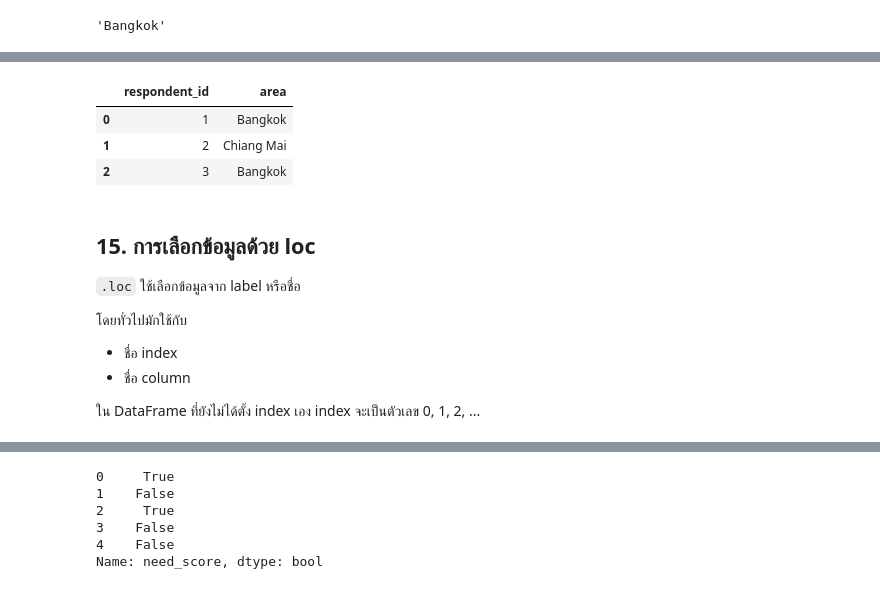
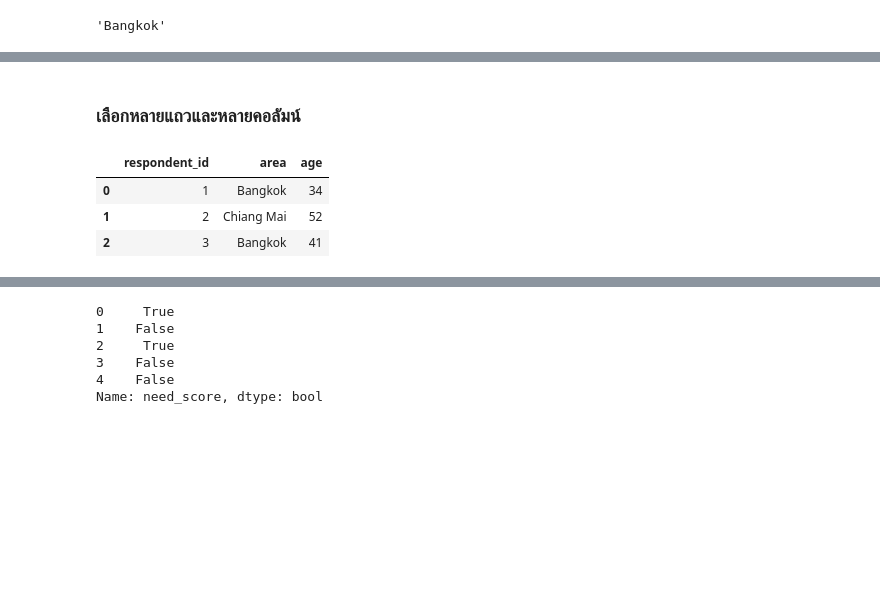
Before and after one commit to vivatbdi/MSDHS_OJT, a Jupyter notebook: py-jupyter_docker/course/day3/07_pandas_series&dataframe.ipynb, the cells around one changed output, grey strips where cells are left out. Saved outputs shown, nothing was run; the diff lists cells and outputs as text; code cells hidden in the pictures; blank space fills up the shorter version.

```diff
--- a/py-jupyter_docker/course/day3/07_pandas_series&dataframe.ipynb
+++ b/py-jupyter_docker/course/day3/07_pandas_series&dataframe.ipynb
@@ -382,0 +302,26 @@ df["column_name"]
+# %%
+survey_data = {
+    "respondent_id": [1, 2, 3, 4, 5],
+    "area": [
+        "Bangkok",
+        "Chiang Mai",
+        "Bangkok",
+        "Khon Kaen",
+        "Songkhla",
+    ],
+    "age": [34, 52, 41, 29, 63],
+    "need_score": [
+        4.2,
+        3.8,
+        4.7,
+        2.9,
+        3.5,
+    ],
+    "status": [
+        "Completed",
+        "Completed",
+        "Verified",
+        "Draft",
+        "Completed",
+    ],
+}
@@ -481,16 +686,12 @@ df.iloc[0, 1]
+# %% [markdown]
+### เลือกหลายแถวและหลายคอลัมน์
 # %%
-df.iloc[0:3, 0:2]
+df.iloc[
+    0:3,
+    0:3,
+]
 # %% [output]
-|  | respondent_id | area |
-| 0 | 1 | Bangkok |
-| 1 | 2 | Chiang Mai |
-| 2 | 3 | Bangkok |
+|  | respondent_id | area | age |
+| 0 | 1 | Bangkok | 34 |
+| 1 | 2 | Chiang Mai | 52 |
+| 2 | 3 | Bangkok | 41 |
-# %% [markdown]
-## 15. การเลือกข้อมูลด้วย loc
-`.loc` ใช้เลือกข้อมูลจาก label หรือชื่อ
-
-โดยทั่วไปมักใช้กับ
-- ชื่อ index
-- ชื่อ column
-
-ใน DataFrame ที่ยังไม่ได้ตั้ง index เอง index จะเป็นตัวเลข 0, 1, 2, ...
```
Also changed, not shown: parts of 278 cells of this notebook.
